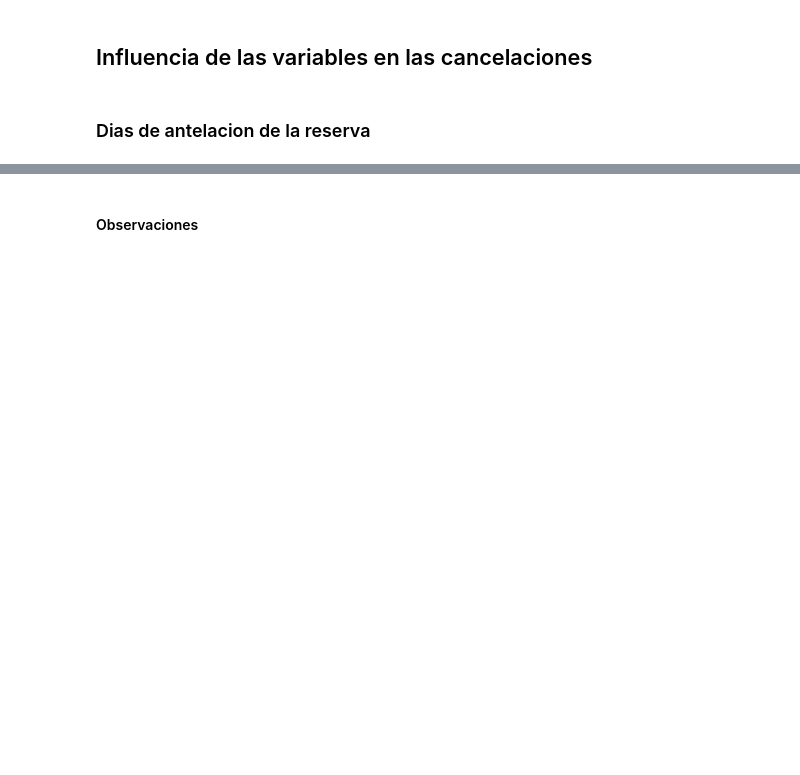
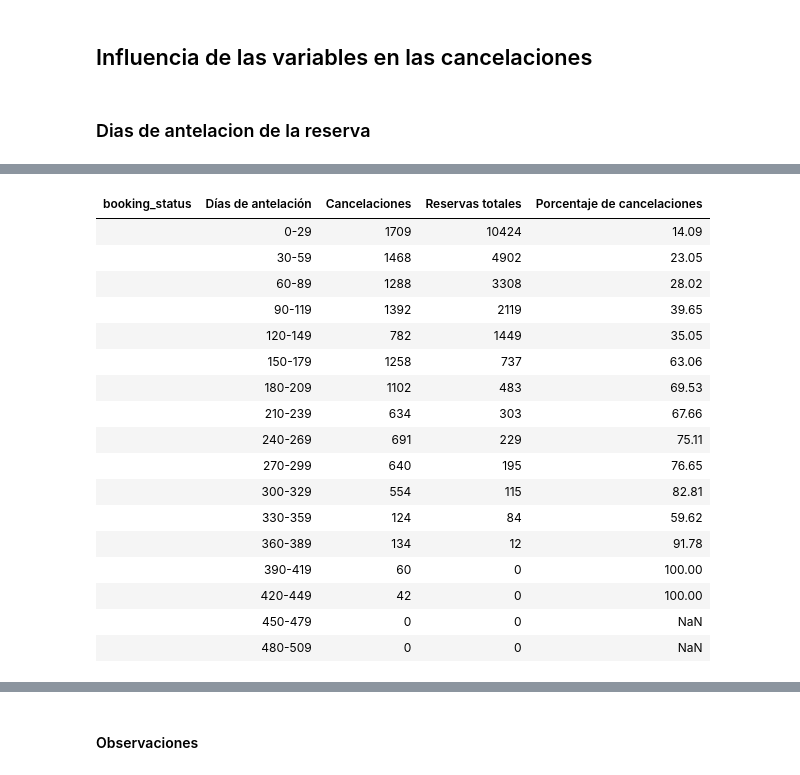
Before and after one commit to YacoCappelletti/analisis_reservas_hotel_dev, a Jupyter notebook: analisis_reservas_hotel.ipynb, the cells around one changed output, grey strips where cells are left out. Drawn from its saved outputs; the diff is of its cells as text; code cells hidden in the pictures; blank space fills up the shorter version.

```diff
--- a/analisis_reservas_hotel.ipynb
+++ b/analisis_reservas_hotel.ipynb
@@ -98,11 +139,9 @@ display(HTML(centered_table))
 # %% [markdown]
 ### Distribuciones
 # %%
-import math
-import matplotlib.pyplot as plt
-import seaborn as sns
-import base64
-from io import BytesIO
+
+# Ajustar el tamaño de la fuente globalmente 👇
+sns.set_theme(context='notebook', font_scale=1.5)  # Agrandar texto globalmente
 
 # Crear la figura
 num_vars = len(numerical_cols)
@@ -114,15 +153,17 @@ fig = plt.figure(figsize=(5 * n_cols, 4 * n_rows))
 for i, col in enumerate(numerical_cols):
     plt.subplot(n_rows, n_cols, i + 1)
     sns.histplot(df[col], kde=False)
-    plt.title(f'Distribución de {col}')
-    plt.xlabel(col)
-    plt.ylabel('Frecuencia')
+    plt.title(f'Distribución de {col}', fontsize=14)      # Título
+    plt.xlabel(col, fontsize=12)                           # Etiqueta X
+    plt.ylabel('Frecuencia', fontsize=12)                  # Etiqueta Y
+    plt.xticks(fontsize=10)                                # Números eje X
+    plt.yticks(fontsize=10)                                # Números eje Y
 
 plt.tight_layout()
 
 # Guardar la figura en un buffer en memoria
 buf = BytesIO()
-plt.savefig(buf, format='png', bbox_inches='tight')
+plt.savefig(buf, format='png', bbox_inches='tight', dpi=100)  # Puedes subir el dpi si necesitas mejor calidad
 plt.close(fig)
 buf.seek(0)
 
@@ -138,7 +179,6 @@ html_code = f'''
 '''
 
 # Mostrar el HTML
-from IPython.display import display, HTML
 display(HTML(html_code))
 # %% [output]
 [interactive output not drawn]
@@ -998,0 +1015,62 @@ display(reservations_by_lead_time)
+# %%
+# Define time frames for lead_time up to 500 days
+bins = [0, 30, 60, 90, 120, 150, 180, 210, 240, 270, 300, 330, 360, 390, 420, 450, 480, 500]
+labels = [f'{i}-{i+29}' for i in range(0, 500, 30)]
+
+# Create a new column 'lead_time_group' to categorize lead_time into time frames
+df['lead_time_group'] = pd.cut(df['lead_time'], bins=bins, labels=labels, right=False)
+
+# Group by lead_time_group and booking_status, then count the number of reservations
+reservations_by_lead_time = df.groupby(['lead_time_group', 'booking_status']).size().unstack(fill_value=0)
+
+# --- Tabla final ---
+
+# Renombrar las columnas del DataFrame
+reservations_by_lead_time = reservations_by_lead_time.rename(columns={
+    'Canceled': 'Cancelaciones',
+    'Not_Canceled': 'Reservas totales'
+})
+
+# Calcular el porcentaje de cancelaciones
+reservations_by_lead_time['Porcentaje de cancelaciones'] = (
+    (reservations_by_lead_time['Cancelaciones'] /
+     (reservations_by_lead_time['Cancelaciones'] + reservations_by_lead_time['Reservas totales']) * 100)
+).round(2)
+
+# Reiniciar índice y renombrar columna del grupo de días
+reservations_by_lead_time.reset_index(inplace=True)
+reservations_by_lead_time.rename(columns={'lead_time_group': 'Días de antelación'}, inplace=True)
+
+# Convertir a HTML
+html_table = reservations_by_lead_time.to_html(index=False, classes='table table-striped')
+
+# Centrar la tabla
+html_output = f"""
+<div style="display: flex; justify-content: center; width: 100%;">
+    <div>
+        {html_table}
+    </div>
+</div>
+"""
+
+# Mostrar en Jupyter Notebook
+display(HTML(html_output))
+# %% [output]
+| booking_status | Días de antelación | Cancelaciones | Reservas totales | Porcentaje de cancelaciones |
+|  | 0-29 | 1709 | 10424 | 14.09 |
+|  | 30-59 | 1468 | 4902 | 23.05 |
+|  | 60-89 | 1288 | 3308 | 28.02 |
+|  | 90-119 | 1392 | 2119 | 39.65 |
+|  | 120-149 | 782 | 1449 | 35.05 |
+|  | 150-179 | 1258 | 737 | 63.06 |
+|  | 180-209 | 1102 | 483 | 69.53 |
+|  | 210-239 | 634 | 303 | 67.66 |
+|  | 240-269 | 691 | 229 | 75.11 |
+|  | 270-299 | 640 | 195 | 76.65 |
+|  | 300-329 | 554 | 115 | 82.81 |
+|  | 330-359 | 124 | 84 | 59.62 |
+|  | 360-389 | 134 | 12 | 91.78 |
+|  | 390-419 | 60 | 0 | 100.00 |
+|  | 420-449 | 42 | 0 | 100.00 |
+|  | 450-479 | 0 | 0 | NaN |
+|  | 480-509 | 0 | 0 | NaN |
```
Also changed, not shown: parts of 78 cells of this notebook.
